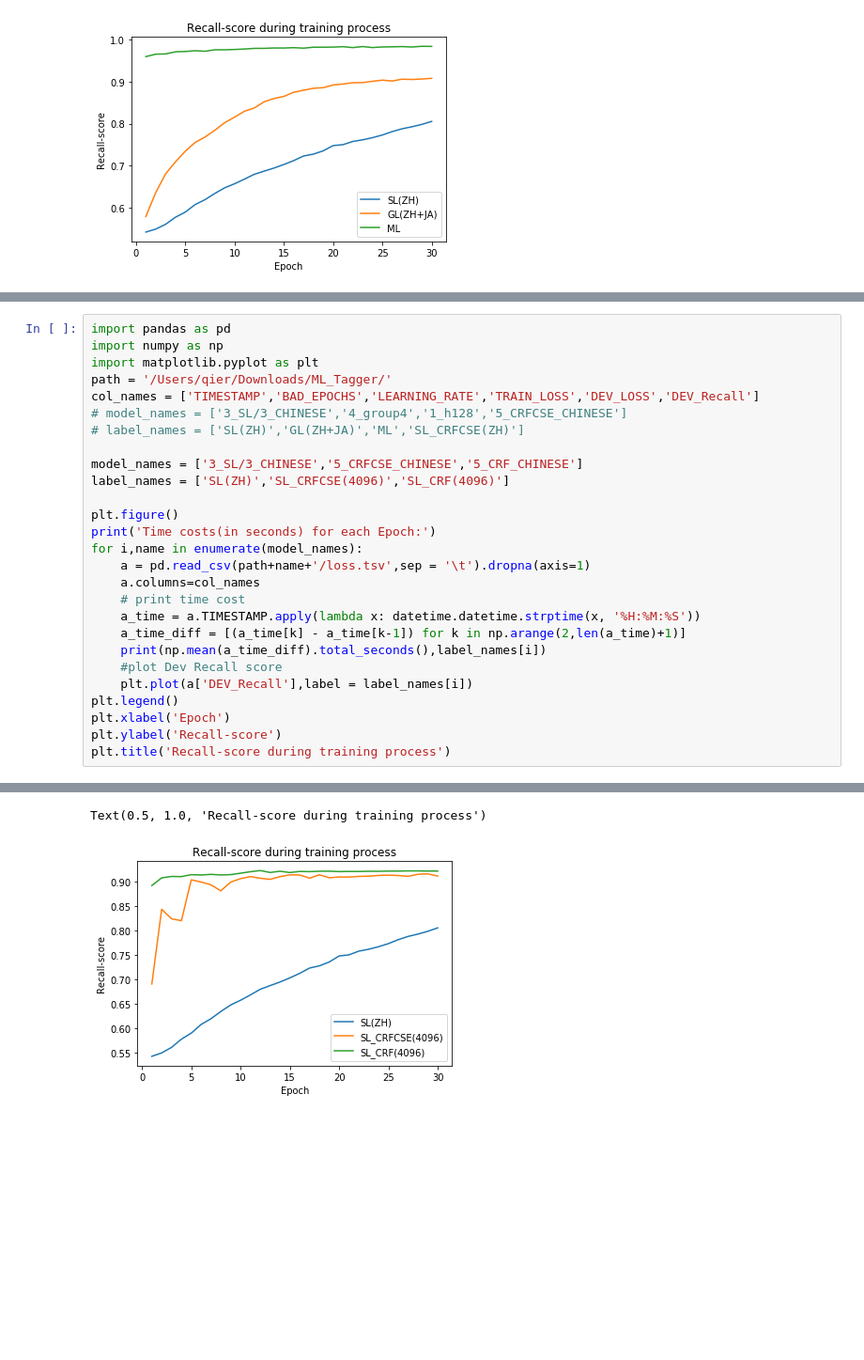
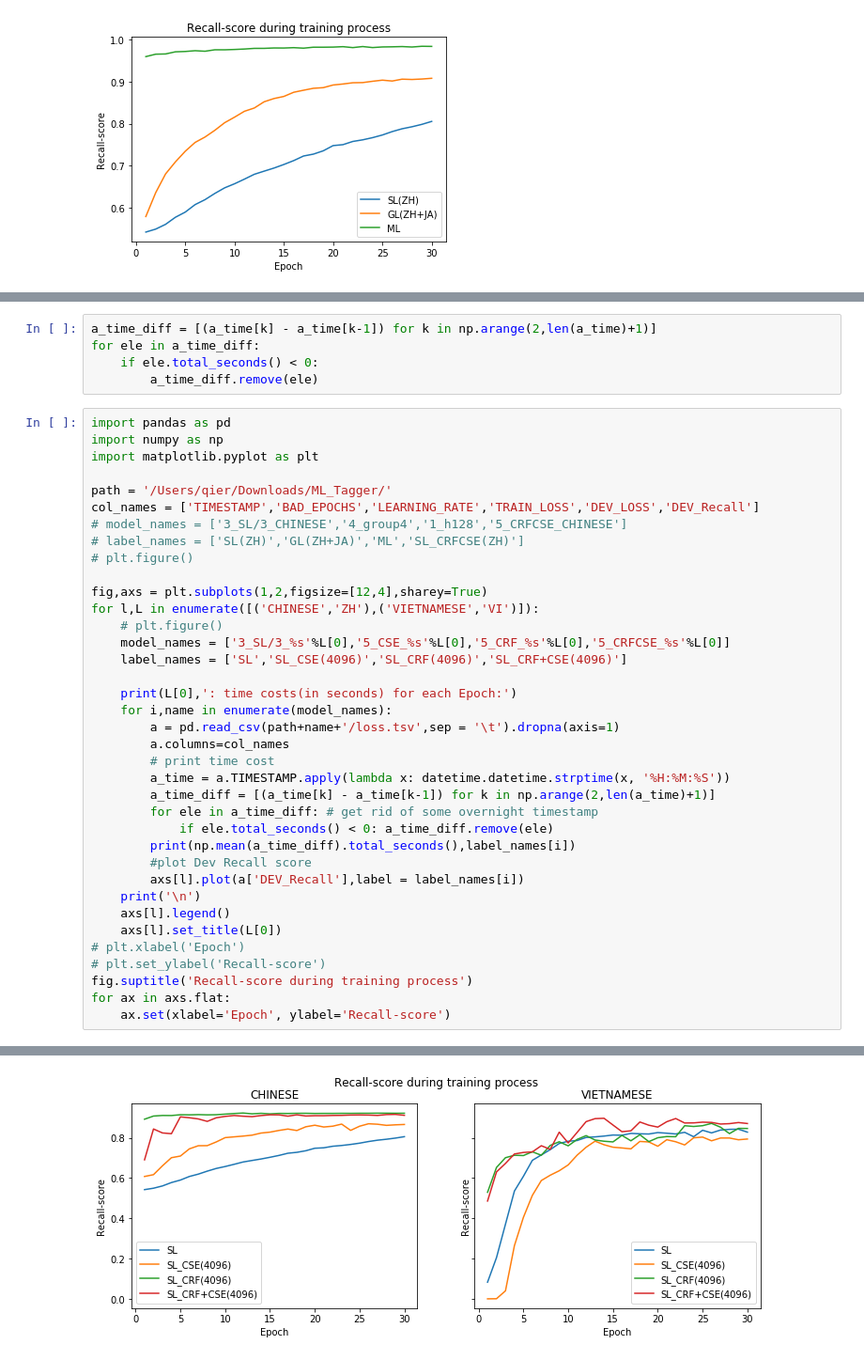
Before and after one commit to wuqi0704/MasterThesis_Tokenization, a Jupyter notebook: flair/plots.ipynb, the cells around one changed output, grey strips where cells are left out. Shown: that part at 94% size. Cells and saved outputs as stored; diff of their text form; blank space fills up the shorter version.

```diff
--- a/flair/plots.ipynb
+++ b/flair/plots.ipynb
@@ -212,28 +240,43 @@ Time Costs(in seconds) for each Epoch:
+# %%
+a_time_diff = [(a_time[k] - a_time[k-1]) for k in np.arange(2,len(a_time)+1)]
+for ele in a_time_diff:
+    if ele.total_seconds() < 0:
+        a_time_diff.remove(ele)
 # %%
 import pandas as pd
 import numpy as np
 import matplotlib.pyplot as plt
+
 path = '/Users/qier/Downloads/ML_Tagger/'
 col_names = ['TIMESTAMP','BAD_EPOCHS','LEARNING_RATE','TRAIN_LOSS','DEV_LOSS','DEV_Recall']
 # model_names = ['3_SL/3_CHINESE','4_group4','1_h128','5_CRFCSE_CHINESE']
 # label_names = ['SL(ZH)','GL(ZH+JA)','ML','SL_CRFCSE(ZH)']
+# plt.figure()
 
-model_names = ['3_SL/3_CHINESE','5_CRFCSE_CHINESE','5_CRF_CHINESE']
-label_names = ['SL(ZH)','SL_CRFCSE(4096)','SL_CRF(4096)']
+fig,axs = plt.subplots(1,2,figsize=[12,4],sharey=True)
+for l,L in enumerate([('CHINESE','ZH'),('VIETNAMESE','VI')]):
+    # plt.figure()
+    model_names = ['3_SL/3_%s'%L[0],'5_CSE_%s'%L[0],'5_CRF_%s'%L[0],'5_CRFCSE_%s'%L[0]]
+    label_names = ['SL','SL_CSE(4096)','SL_CRF(4096)','SL_CRF+CSE(4096)']
 
-plt.figure()
-print('Time costs(in seconds) for each Epoch:')
-for i,name in enumerate(model_names):
-    a = pd.read_csv(path+name+'/loss.tsv',sep = '\t').dropna(axis=1)
-    a.columns=col_names
-    # print time cost
-    a_time = a.TIMESTAMP.apply(lambda x: datetime.datetime.strptime(x, '%H:%M:%S'))
-    a_time_diff = [(a_time[k] - a_time[k-1]) for k in np.arange(2,len(a_time)+1)]
-    print(np.mean(a_time_diff).total_seconds(),label_names[i])
-    #plot Dev Recall score
-    plt.plot(a['DEV_Recall'],label = label_names[i])
-plt.legend()
-plt.xlabel('Epoch')
-plt.ylabel('Recall-score')
-plt.title('Recall-score during training process')
+    print(L[0],': time costs(in seconds) for each Epoch:')
+    for i,name in enumerate(model_names):
+        a = pd.read_csv(path+name+'/loss.tsv',sep = '\t').dropna(axis=1)
+        a.columns=col_names
+        # print time cost
+        a_time = a.TIMESTAMP.apply(lambda x: datetime.datetime.strptime(x, '%H:%M:%S'))
+        a_time_diff = [(a_time[k] - a_time[k-1]) for k in np.arange(2,len(a_time)+1)]
+        for ele in a_time_diff: # get rid of some overnight timestamp
+            if ele.total_seconds() < 0: a_time_diff.remove(ele)
+        print(np.mean(a_time_diff).total_seconds(),label_names[i])
+        #plot Dev Recall score
+        axs[l].plot(a['DEV_Recall'],label = label_names[i])
+    print('\n')
+    axs[l].legend()
+    axs[l].set_title(L[0])
+# plt.xlabel('Epoch')
+# plt.set_ylabel('Recall-score')
+fig.suptitle('Recall-score during training process')
+for ax in axs.flat:
+    ax.set(xlabel='Epoch', ylabel='Recall-score')
 # %% [output]
@@ -244,2 +295 @@ Time costs(in seconds) for each Epoch:
-Text(0.5, 1.0, 'Recall-score during training process')
-[figure, old version]
+[figure, new version]
```
Also changed, not shown: parts of 4 cells of this notebook, 3 other files.
